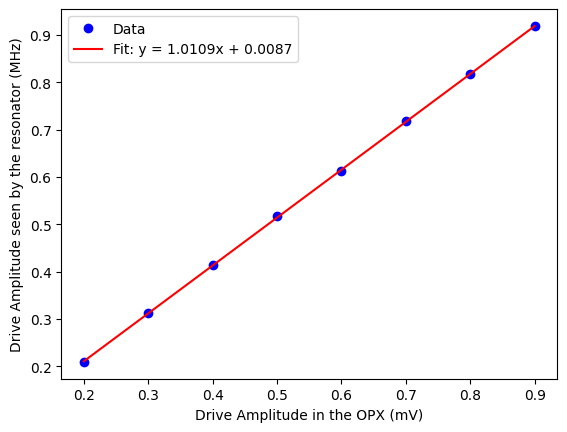
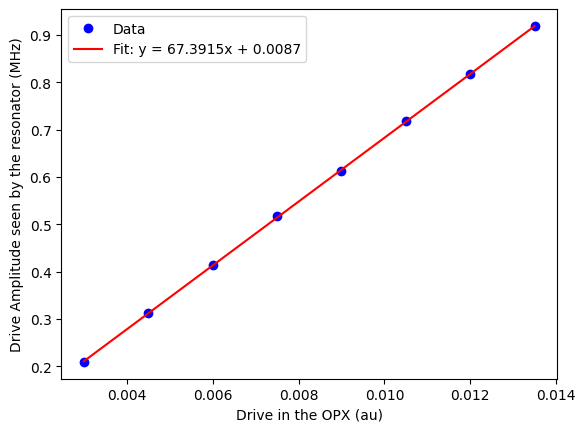
Code edit (unified diff) that turned the first committed figure into the second:
--- before
+++ after
@@ -6,5 +6,5 @@
 import numpy as np
 
-x = [0.2, 0.3, 0.4, 0.5, 0.6, 0.7, 0.8, 0.9]
+x = np.array([0.2, 0.3, 0.4, 0.5, 0.6, 0.7, 0.8, 0.9])*0.015
 y = [0.04389, 0.09747, 0.1714689, 0.26691, 0.375242, 0.514972, 0.666308, 0.84401699]
 
@@ -28,5 +28,5 @@
 # Formatting
 plt.ylabel('Drive Amplitude seen by the resonator (MHz)')
-plt.xlabel('Drive Amplitude in the OPX (mV)')
+plt.xlabel('Drive in the OPX (au)')
 plt.legend()
 plt.show()

Commit: Some changes